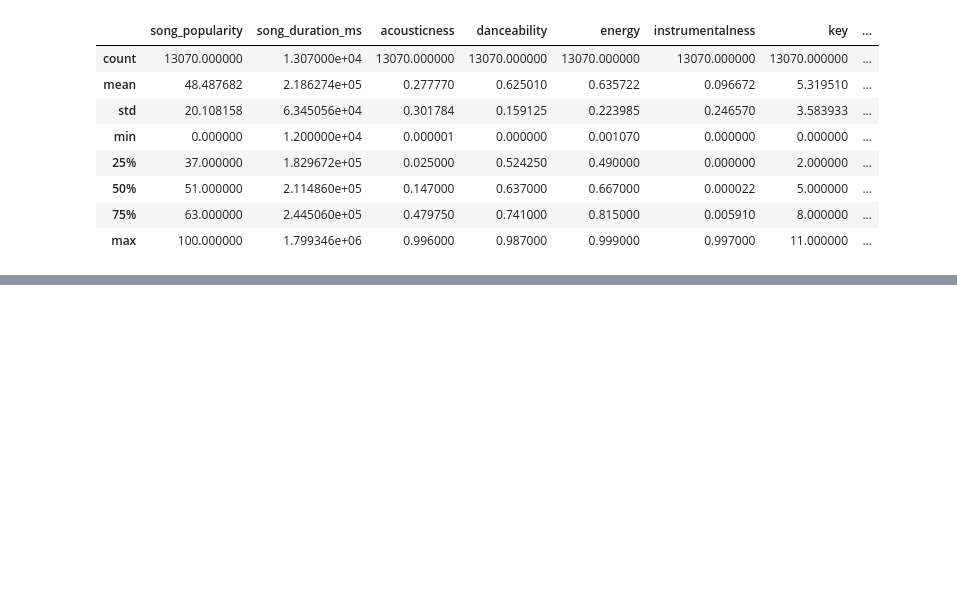
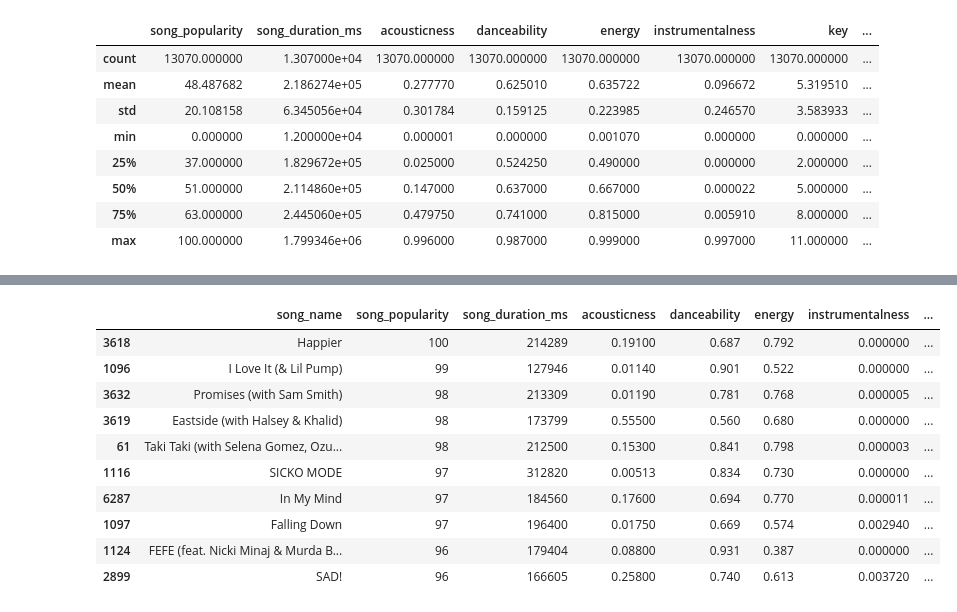
Before and after one commit to cedsvrn/song-recommendation, a Jupyter notebook: song-recommendation.ipynb, the cells around one changed output, grey strips where cells are left out. Saved outputs shown, nothing was run; the diff lists cells and outputs as text; code cells hidden in the pictures; blank space fills up the shorter version.

```diff
--- a/song-recommendation.ipynb
+++ b/song-recommendation.ipynb
@@ -144,0 +90,15 @@ plt.xticks(rotation=90)
+# %%
+# Top popular songs
+data.sort_values(['song_popularity'], ascending=False).head(10)
+# %% [output]
+|  | song_name | song_popularity | song_duration_ms | acousticness | danceability | energy | instrumentalness | ... |
+| 3618 | Happier | 100 | 214289 | 0.19100 | 0.687 | 0.792 | 0.000000 | ... |
+| 1096 | I Love It (& Lil Pump) | 99 | 127946 | 0.01140 | 0.901 | 0.522 | 0.000000 | ... |
+| 3632 | Promises (with Sam Smith) | 98 | 213309 | 0.01190 | 0.781 | 0.768 | 0.000005 | ... |
+| 3619 | Eastside (with Halsey & Khalid) | 98 | 173799 | 0.55500 | 0.560 | 0.680 | 0.000000 | ... |
+| 61 | Taki Taki (with Selena Gomez, Ozu... | 98 | 212500 | 0.15300 | 0.841 | 0.798 | 0.000003 | ... |
+| 1116 | SICKO MODE | 97 | 312820 | 0.00513 | 0.834 | 0.730 | 0.000000 | ... |
+| 6287 | In My Mind | 97 | 184560 | 0.17600 | 0.694 | 0.770 | 0.000011 | ... |
+| 1097 | Falling Down | 97 | 196400 | 0.01750 | 0.669 | 0.574 | 0.002940 | ... |
+| 1124 | FEFE (feat. Nicki Minaj & Murda B... | 96 | 179404 | 0.08800 | 0.931 | 0.387 | 0.000000 | ... |
+| 2899 | SAD! | 96 | 166605 | 0.25800 | 0.740 | 0.613 | 0.003720 | ... |
```
Also changed, not shown: parts of 8 cells of this notebook.
